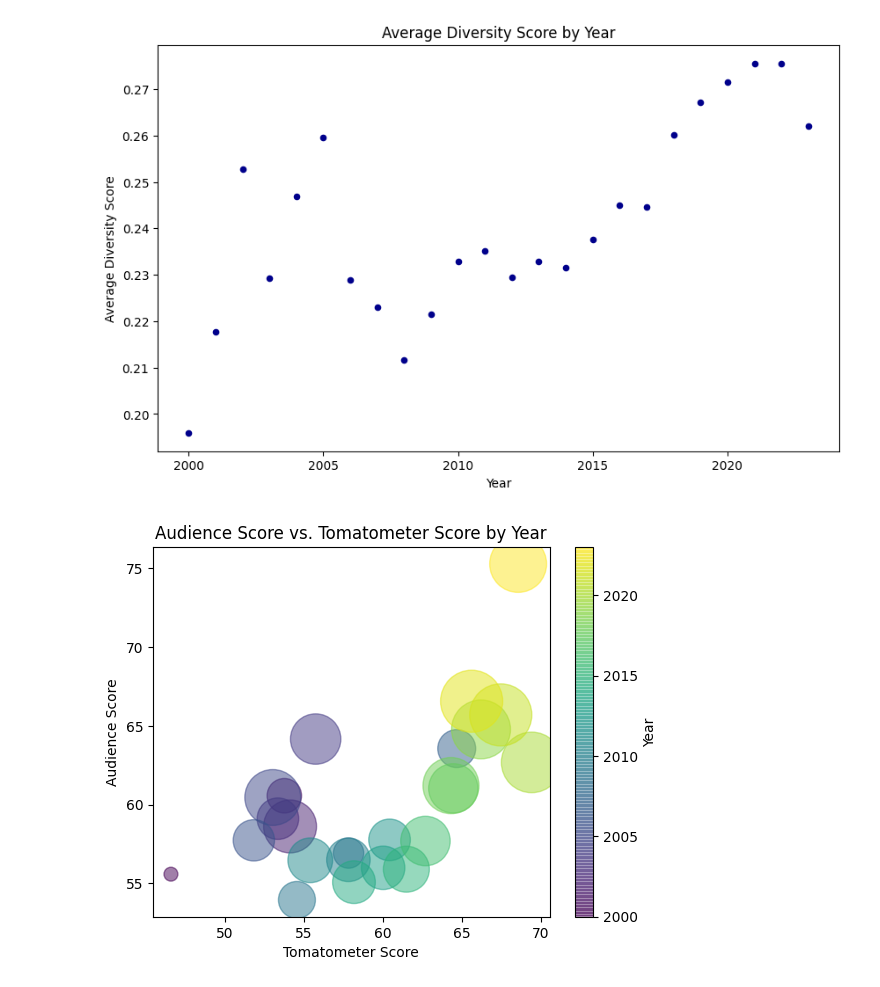
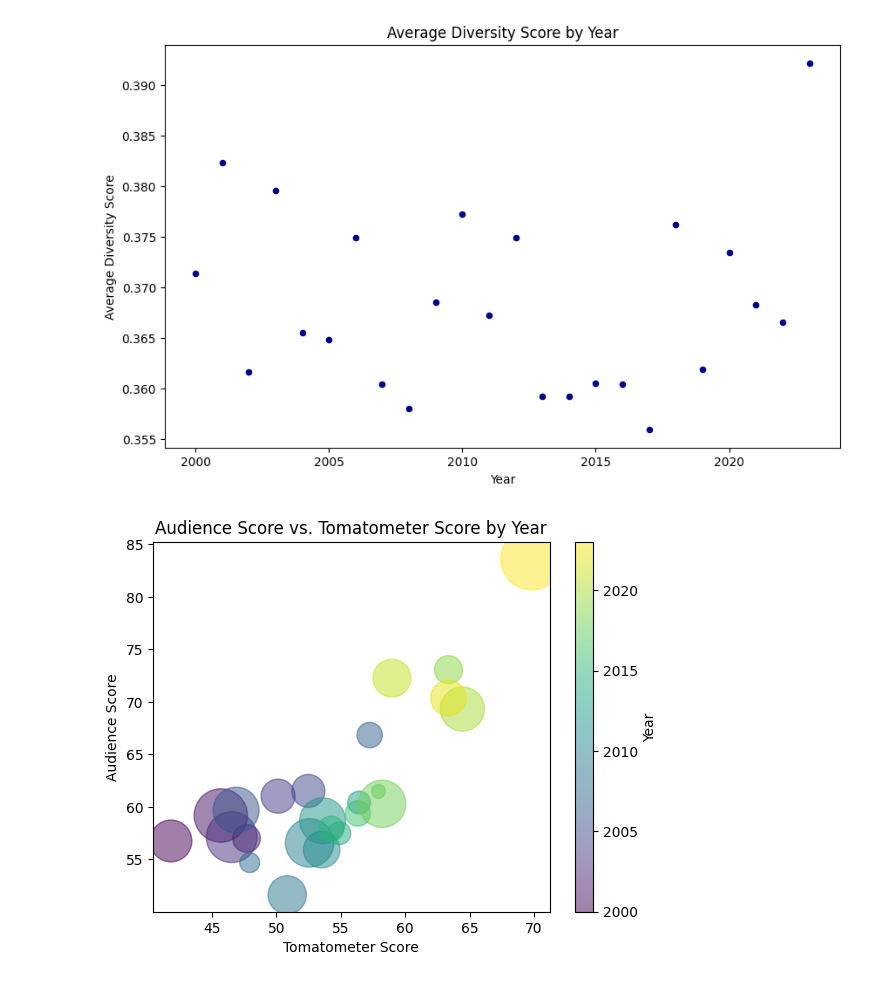
Before and after one commit to Dev-Kalavadia/CSS-Final-Project, a Jupyter notebook: analysis.ipynb, the cells around one changed output. Drawn from its saved outputs; the diff is of its cells as text; code cells hidden in the pictures.

Commit message:
final push- updated box office and data with diversity

```diff
--- a/analysis.ipynb
+++ b/analysis.ipynb
@@ -7,7 +7,7 @@ import numpy as np
 
 
 # Convert the CSV data into a DataFrame
-data = pd.read_csv('Data/Final/diversity_movies.csv')
+data = pd.read_csv('data_with_diversity.csv')
 
 yearly_data = data.groupby('year').agg({
     'diversity_score': 'mean',
@@ -64,32 +64,32 @@ colors = yearly_data['year']
 
 # Create the scatter plot
 plt.scatter(
     x=yearly_data['tomatometer'],
     y=yearly_data['audience_score'],
     s=yearly_data['bubble_area'],
     c=colors,
     alpha=0.5,
     cmap='viridis'
 )
 
 # Add a color bar
 cbar = plt.colorbar()
 cbar.set_label('Year')
 
 #add labels
 plt.xlabel('Tomatometer Score')
 plt.ylabel('Audience Score')
 
 # Add a title
 plt.title('Audience Score vs. Tomatometer Score by Year')
 
 
 
 
 
 # Show the figure
 plt.show()
 # %% [output]
 [figure]
-[figure, old version]
+[figure, new version]
-[figure, old version]
+[figure, new version]
```
Also changed, not shown: parts of 1 cell of this notebook, 17 other files.
